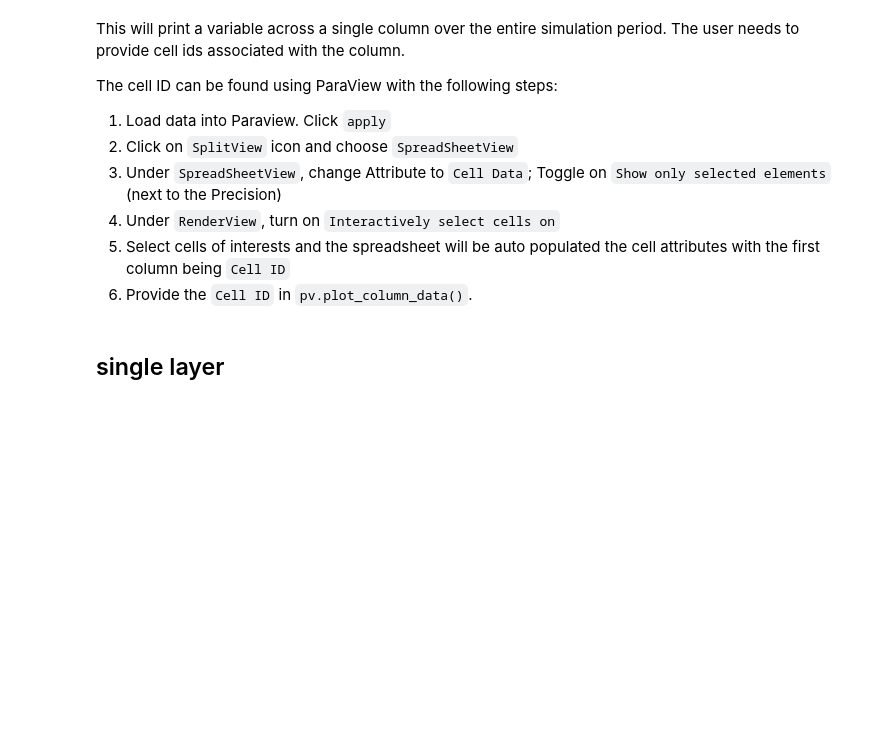
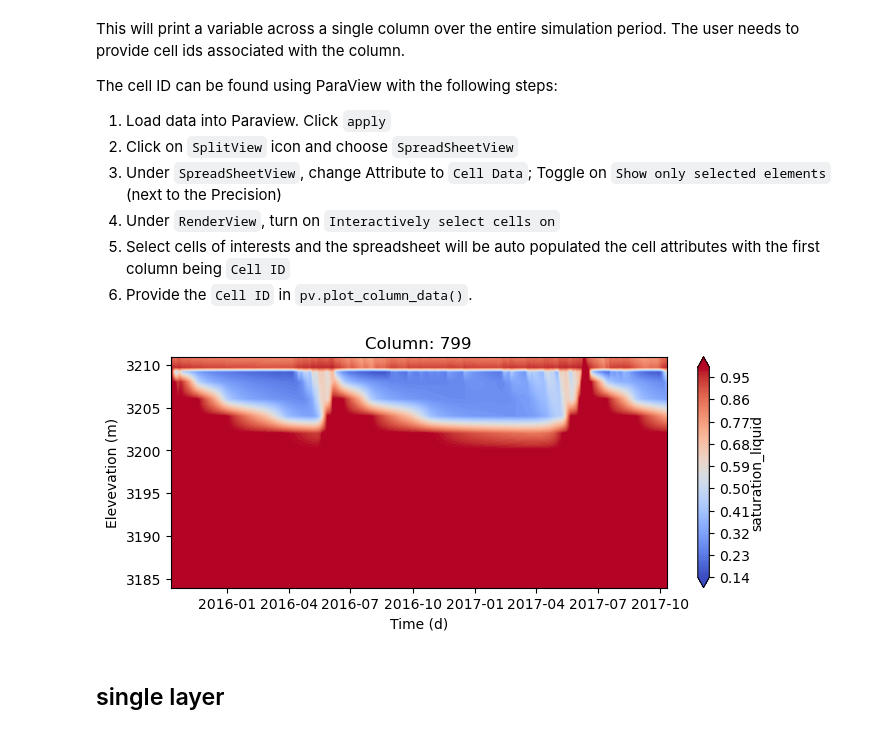
Before and after one commit to pinshuai/ats-workflow, a Jupyter notebook: src/chapters/plot_subsurface.ipynb, the cells around one changed output. Cells and saved outputs as stored; diff of their text form; code cells hidden in the pictures; blank space fills up the shorter version.

Commit message:
updated plots

```diff
--- a/src/chapters/plot_subsurface.ipynb
+++ b/src/chapters/plot_subsurface.ipynb
@@ -59,7 +82,9 @@ The cell ID can be found using ParaView with the following steps:
 6. Provide the `Cell ID` in `pv.plot_column_data()`.
 # %%
 fig, ax = pv.plot_column_data(visfile, var_name = "saturation_liquid", cmap = "coolwarm",
-                              cell_id = 22903, infer_col_from_cell=True)
+                              cell_id = 23316, infer_col_from_cell=True)
+# %% [output]
+[figure, added]
 # %% [markdown]
 ## single layer
 # %%
```
Also changed, not shown: parts of 6 cells of this notebook, 4 other files.
